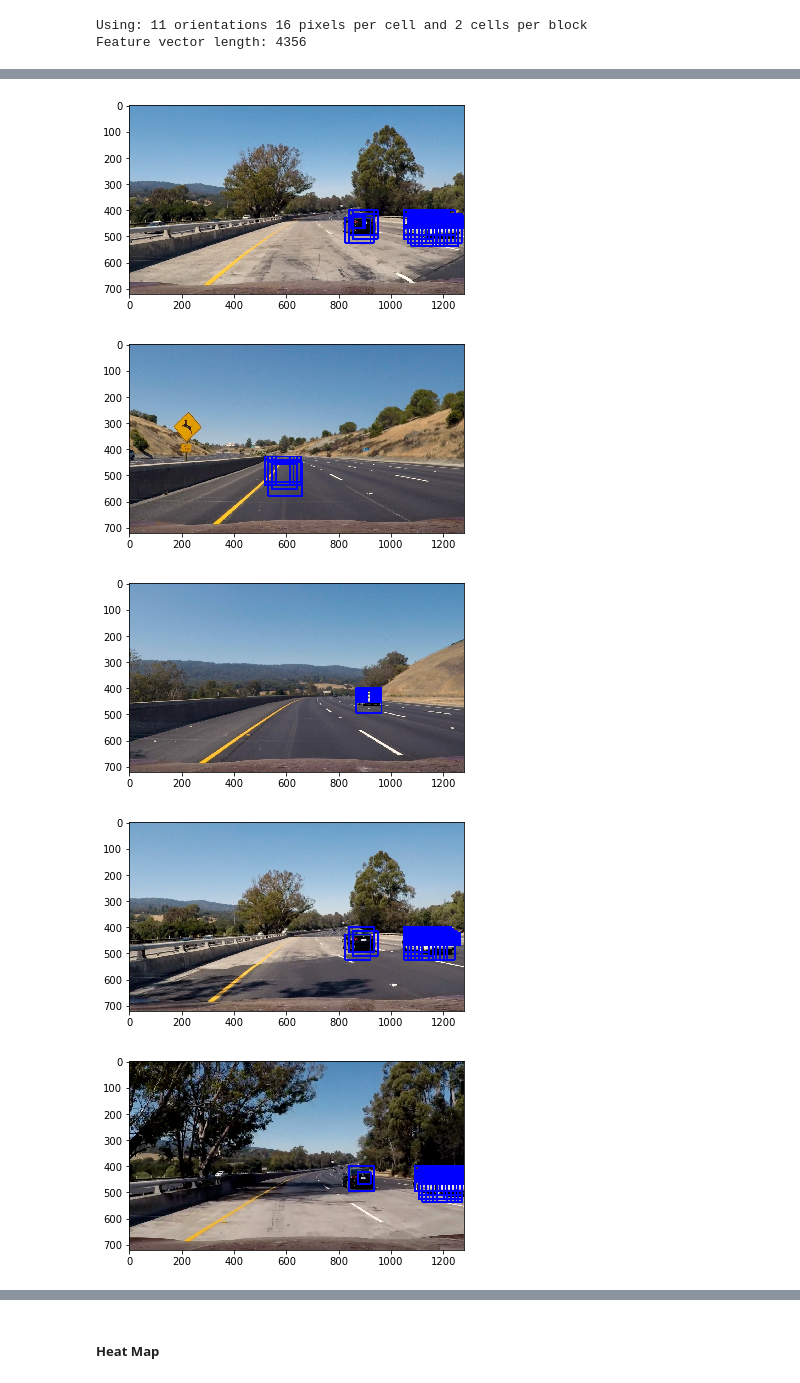
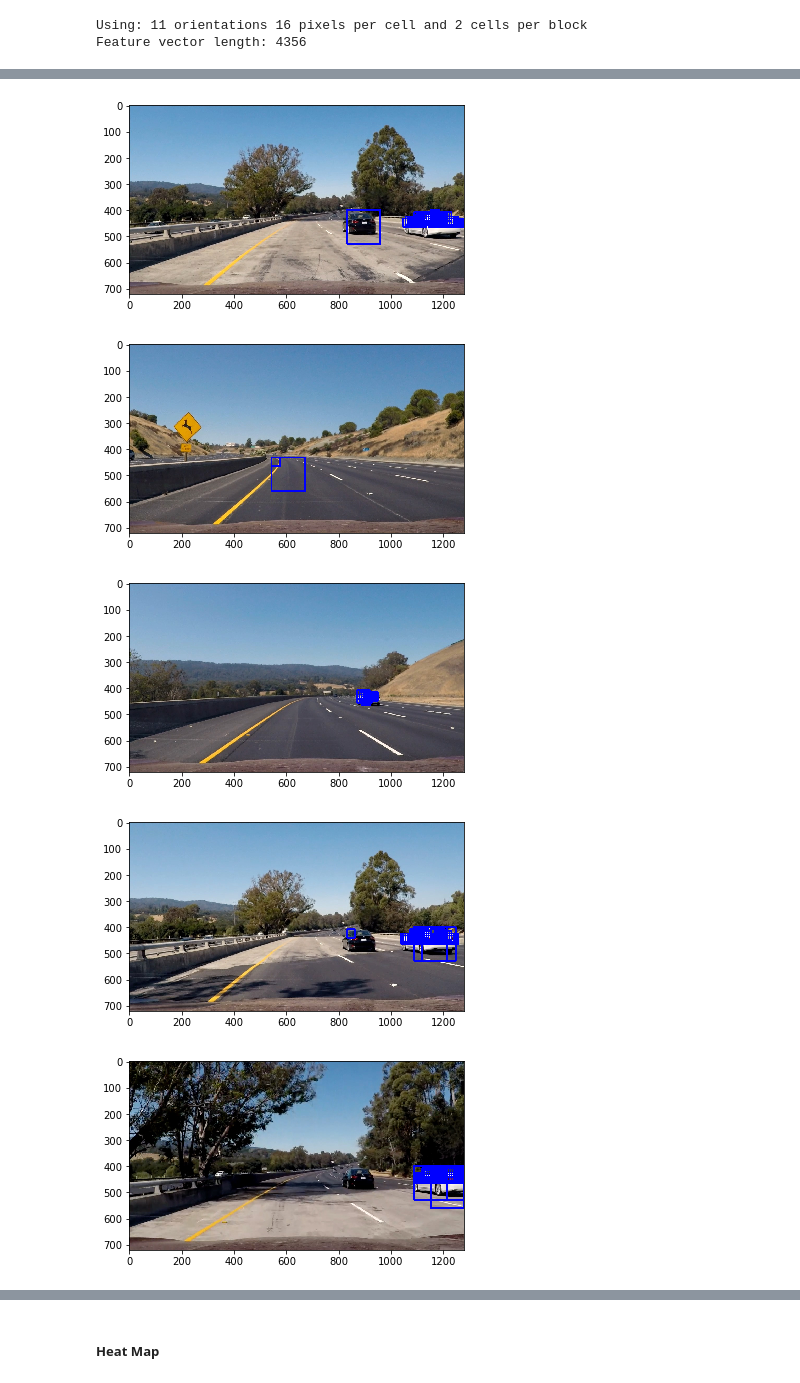
Before and after one commit to ameysharma/Vehicle_Detection, a Jupyter notebook: Vehicle_Tracking.ipynb, the cells around one changed output, grey strips where cells are left out. Drawn from its saved outputs; the diff is of its cells as text; code cells hidden in the pictures.

```diff
--- a/Vehicle_Tracking.ipynb
+++ b/Vehicle_Tracking.ipynb
@@ -229,7 +229,7 @@ Feature vector length: 4356
 # %%
 #TRAINING THE CLASSIFIER USING SVM -SUPPORT VECTOR MACHINES
 # Use a linear SVC
-svc =svm.SVC(C=1.0, kernel='linear')
+svc =svm.SVC(kernel='linear')
 # Check the training time for the SVC
 t = time.time()
 svc.fit(X_train, y_train)
@@ -277,9 +277,10 @@ def search_windows(img, windows, svc, scaler, color_space='RGB',
         test_features = scaler.transform(features)
         #6) Predict using your classifier
         prediction = svc.predict(test_features)
-        #7) If positive (prediction == 1) then save the window
-        if svc.decision_function(test_features) > 1:
-            on_windows.append(window)
+        if prediction==1:
+            #7) If positive (prediction == 1) then save the window
+            if svc.decision_function(test_features) >1.3:
+                on_windows.append(window)
     #8) Return windows for positive detections
     return on_windows
 # %%
@@ -351,25 +352,25 @@ y_start_stop = [400, 650] # Min and max in y to search in slide_window()
 # %%
 for images in glob.glob('test_images/test*.jpg'):
     img=mpimg.imread(images)
     windows = slide_window(img, x_start_stop=[None, None], y_start_stop=y_start_stop,
-                    xy_window=(96, 96), xy_overlap=(0.85, 0.85))
-    windows+= slide_window(img, x_start_stop=[None, None], y_start_stop=[450, 650],
-                    xy_window=(128, 128), xy_overlap=(0.85, 0.85))
+                    xy_window=(128, 128), xy_overlap=(0.75, 0.75))
+    windows+= slide_window(img, x_start_stop=[None, None], y_start_stop=[500, 650],
+                    xy_window=(64, 64), xy_overlap=(0.75, 0.75))
     windows+= slide_window(img, x_start_stop=[None, None], y_start_stop=[400,470],
-                    xy_window=(48, 48), xy_overlap=(0.85, 0.85))
+                    xy_window=(32, 32), xy_overlap=(0.75, 0.75))
 
     hot_windows=search_windows(img, windows, svc, X_scaler, color_space=colorspace,
                     spatial_size=(32, 32), hist_bins=32,
                     hist_range=(0, 256), orient=orient,
                     pix_per_cell=pix_per_cell, cell_per_block=cell_per_block,
                     hog_channel=hog_channel, spatial_feat=True,
                     hist_feat=True, hog_feat=True)
     window_img = draw_boxes(img, hot_windows, color=(0, 0, 255), thick=6)
     plt.imshow(window_img)
     plt.show()
 # %% [output]
-[figure, old version]
+[figure, new version]
-[figure, old version]
+[figure, new version]
-[figure, old version]
+[figure, new version]
-[figure, old version]
+[figure, new version]
-[figure, old version]
+[figure, new version]
```
Also changed, not shown: parts of 7 cells of this notebook, 3 other files.
